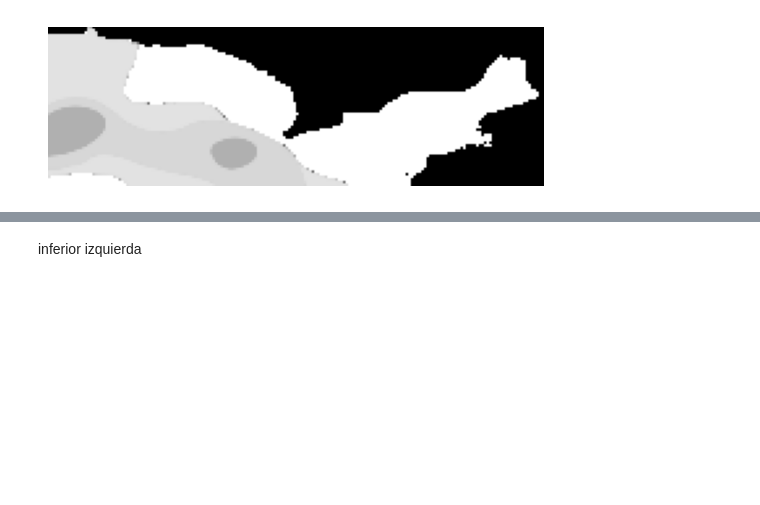
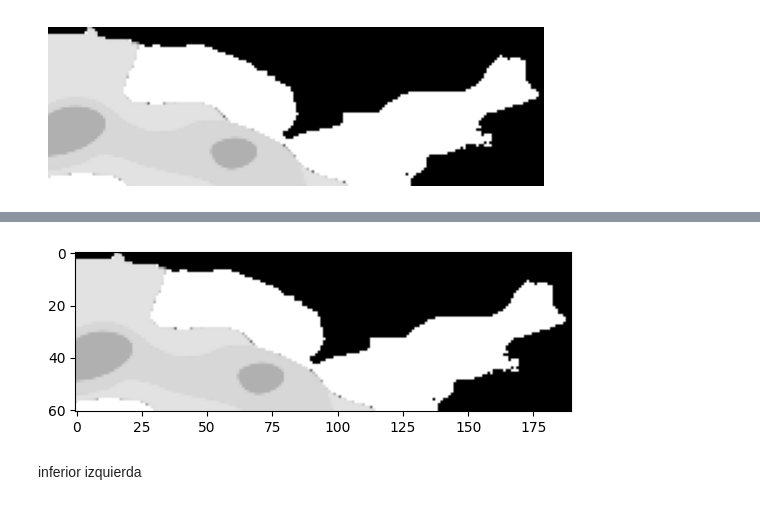
Before and after one commit to SahirReyes30/ImageXpartes, a Jupyter notebook: AjusteBordes.ipynb, the cells around one changed output, grey strips where cells are left out. Cells and saved outputs as stored; diff of their text form; code cells hidden in the pictures; blank space fills up the shorter version.

```diff
--- a/AjusteBordes.ipynb
+++ b/AjusteBordes.ipynb
@@ -227,3 +305,10 @@ img recortada (61, 190, 3)
+# %%
+#mostrar imagen
+imagenaver = cv2.imread('DroughtDatasetMask/dataset/BordesNuevos/61_180Part0_1/dataset/2000-01-04.png')
+plt.imshow(imagenaver)
+plt.show()
+# %% [output]
+[figure, added]
 # %% [markdown]
 inferior izquierda
 # %%
```
Also changed, not shown: parts of 3 cells of this notebook.
